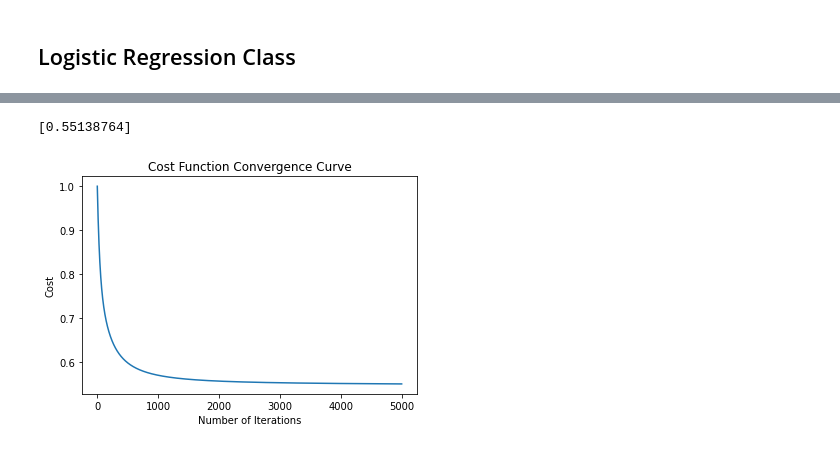
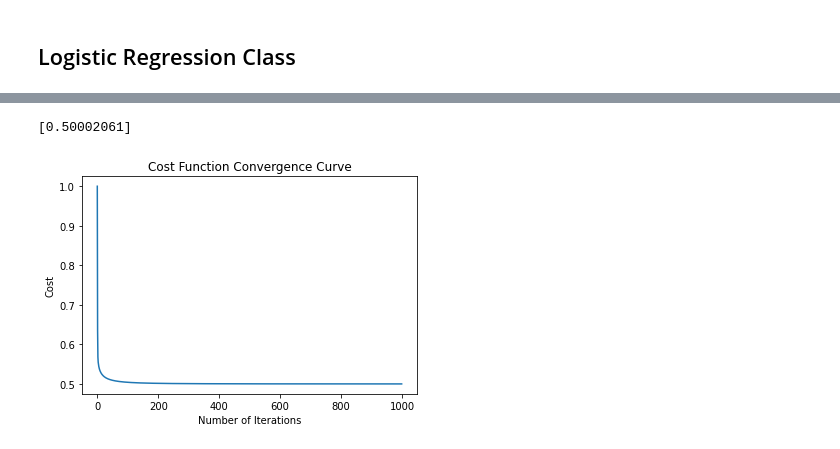
Before and after one commit to AJAkil/ML-Sessional, a Jupyter notebook: Assignment-1/exp.ipynb, the cells around one changed output, grey strips where cells are left out. Cells and saved outputs as stored; diff of their text form; code cells hidden in the pictures.

```diff
--- a/Assignment-1/exp.ipynb
+++ b/Assignment-1/exp.ipynb
@@ -741,7 +736,7 @@ get_whitespace_count(df)
 # %% [markdown]
 ### converting 'age' column to numerical value
 # %%
-df['age'] = pd.to_numeric(df['age'], downcast="float", errors='coerce')
+df['age'] = pd.to_numeric(df['age'], downcast="int", errors='coerce')
 # %% [markdown]
 ### replacing categorical missing values with the most frequent data
 # %%
@@ -909,13 +903,17 @@ def minMaxScaler(df, transformable_columns, label):
     return test
 # %%
 def transformKBinsDiscretizer(df, transformable_columns, label, bins):
+
+    test = df.copy()
 
     if label in transformable_columns:
         transformable_columns.remove(label)
 
     for col in transformable_columns:
         est = KBinsDiscretizer(n_bins=bins, encode='ordinal', strategy='uniform')
-        df[col] = est.fit_transform(df[[col]])
+        test[col] = est.fit_transform(test[[col]])
+
+    return test
 # %%
 test.head()
 # %% [output]
@@ -1475,0 +1671,7 @@ categorical_cols: ['gender', 'StreamingTV', 'MultipleLines', 'OnlineSecurity', '
+# %%
+columns = ['age', 'workclass', 'fnlwgt', 'education', 'education-num', 'marital-status', 'occupation', 'relationship', 'race', 'sex', 'capital-gain', 'capital-loss', 'hours-per-week', 'native-country', 'income']
+train_df = pd.read_csv('./data/adult-dataset/adult.data', names=columns, header=None, sep=", ", engine='python')
+test_df = pd.read_csv('./data/adult-dataset/adult.test',  names=columns, header=None, sep=", ", engine='python')
+# %%
+adult_train = preprocess_adult_data(train_df, 'income', False, False)
+adult_train.head()
@@ -1476,10 +1703,10 @@ categorical_cols: ['gender', 'StreamingTV', 'MultipleLines', 'OnlineSecurity', '
 # %%
-lgr = LogisticRegression(0.001, 0, 5000, 0.2)
-lgr.split_dataset(df, 'Churn')
-lgr.fit()
+lgr = LogisticRegression(0.4, 0, 1000, 0.2, 0, 5e-6)
+lgr.split_dataset(adult_train, 'income')
+lgr.fit(True)
 # %% [output]
-[0.55138764]
+[0.50002061]
-[figure, old version]
+[figure, new version]
 # %%
 y_pred = lgr.predict()
 y_test = lgr.y_test
```
Also changed, not shown: parts of 44 cells of this notebook, 1 other file.
